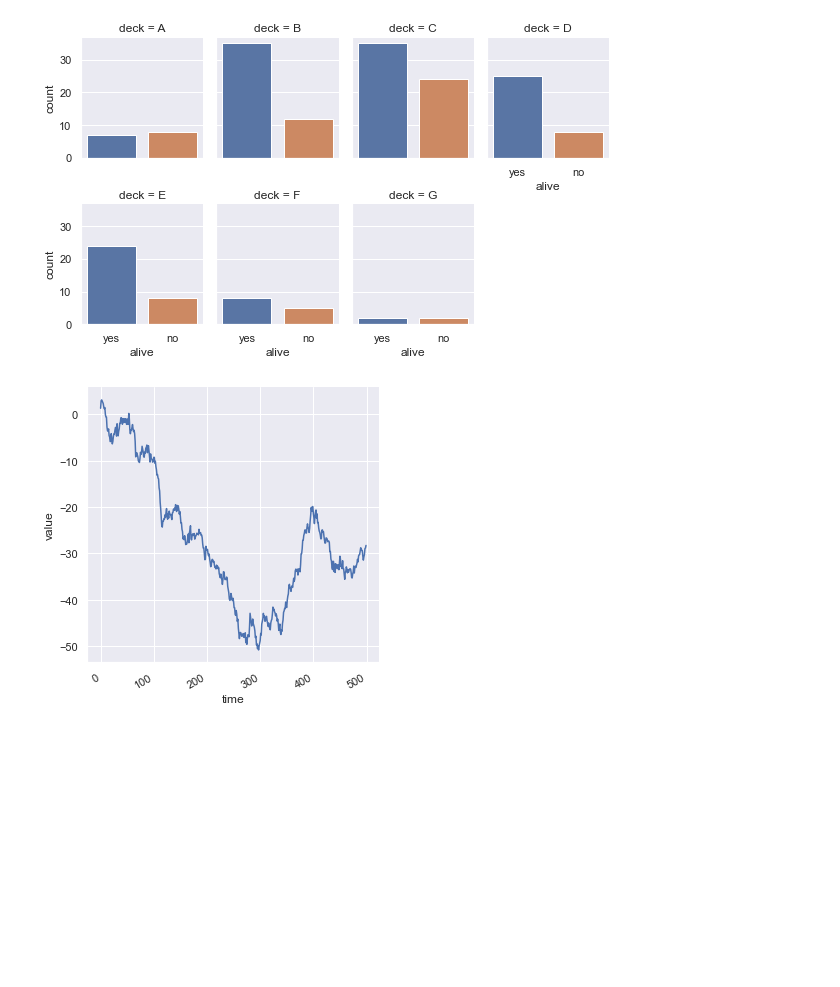
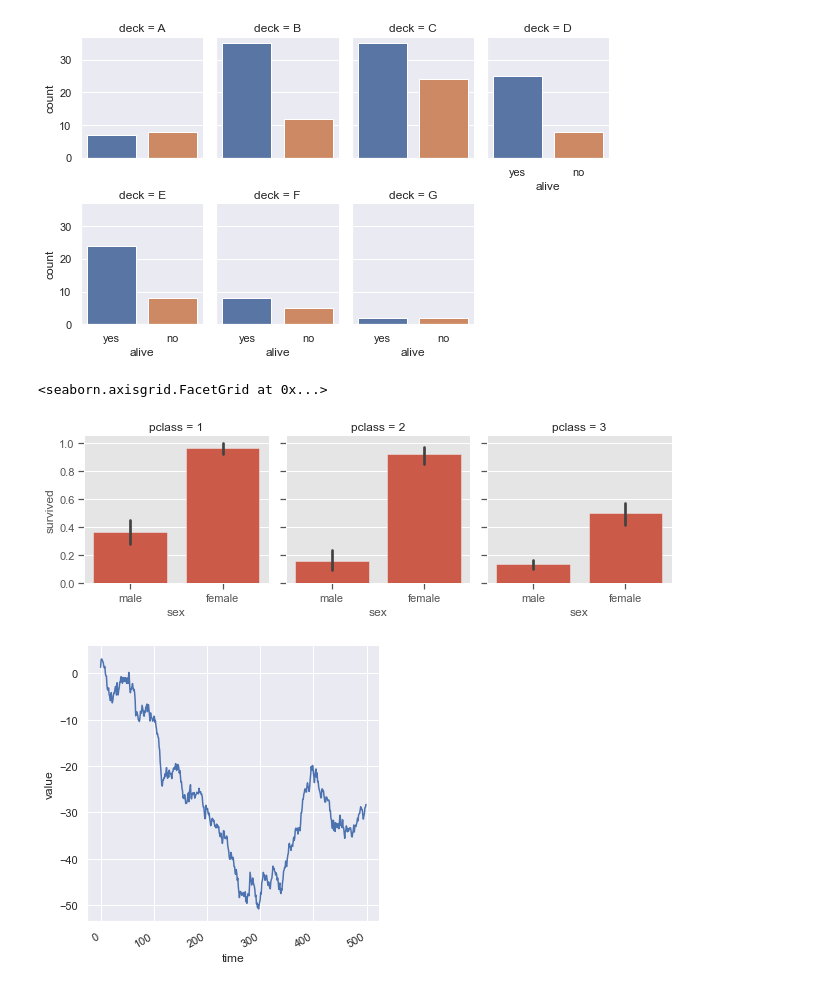
Before and after one commit to Steph958/Data-Analysis-in-60-Days, a Jupyter notebook: homework/2021 0524 personal EDA gallery.ipynb, the cells around one changed output. Saved outputs shown, nothing was run; the diff lists cells and outputs as text; code cells hidden in the pictures; blank space fills up the shorter version.

```diff
--- a/homework/2021 0524 personal EDA gallery.ipynb
+++ b/homework/2021 0524 personal EDA gallery.ipynb
@@ -751,6 +802,21 @@ g = sns.catplot(x="alive", col="deck", col_wrap=4,
 # http://seaborn.pydata.org/generated/seaborn.catplot.html#seaborn.catplot
 # %% [output]
 [figure]
+# %%
+# FaceGrid
+
+import numpy as np
+import pandas as pd
+import matplotlib.pyplot as plt
+import seaborn as sns
+
+df = sns.load_dataset('titanic')
+
+g = sns.FacetGrid(df, col='pclass')
+g.map(sns.barplot, "sex",'survived', order=['male','female'])
+# %% [output]
+<seaborn.axisgrid.FacetGrid at 0x...>
+[figure, added]
 # %%
 # 時間折線圖
 
```
Also changed, not shown: parts of 10 cells of this notebook, 5 other files.
